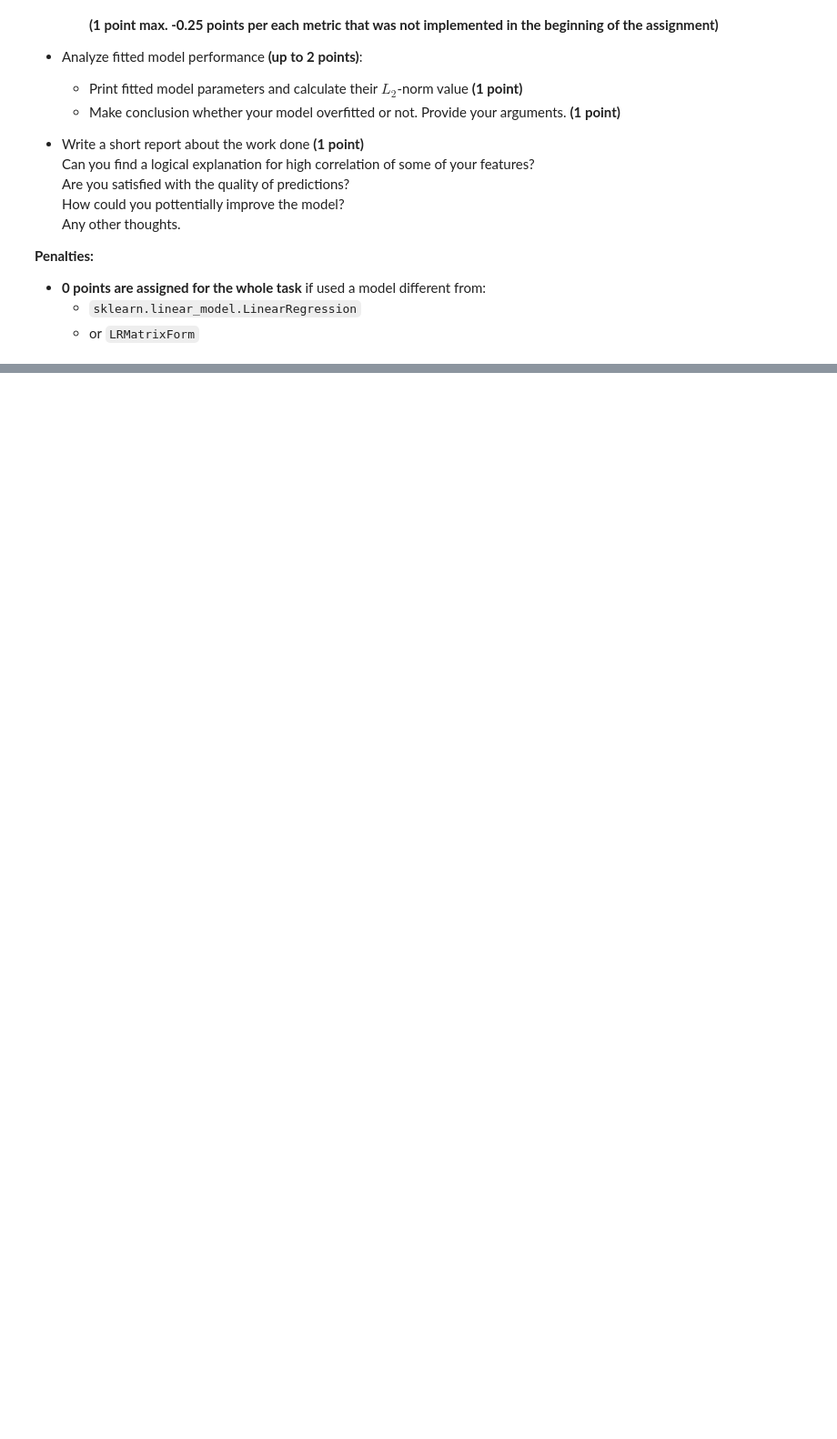
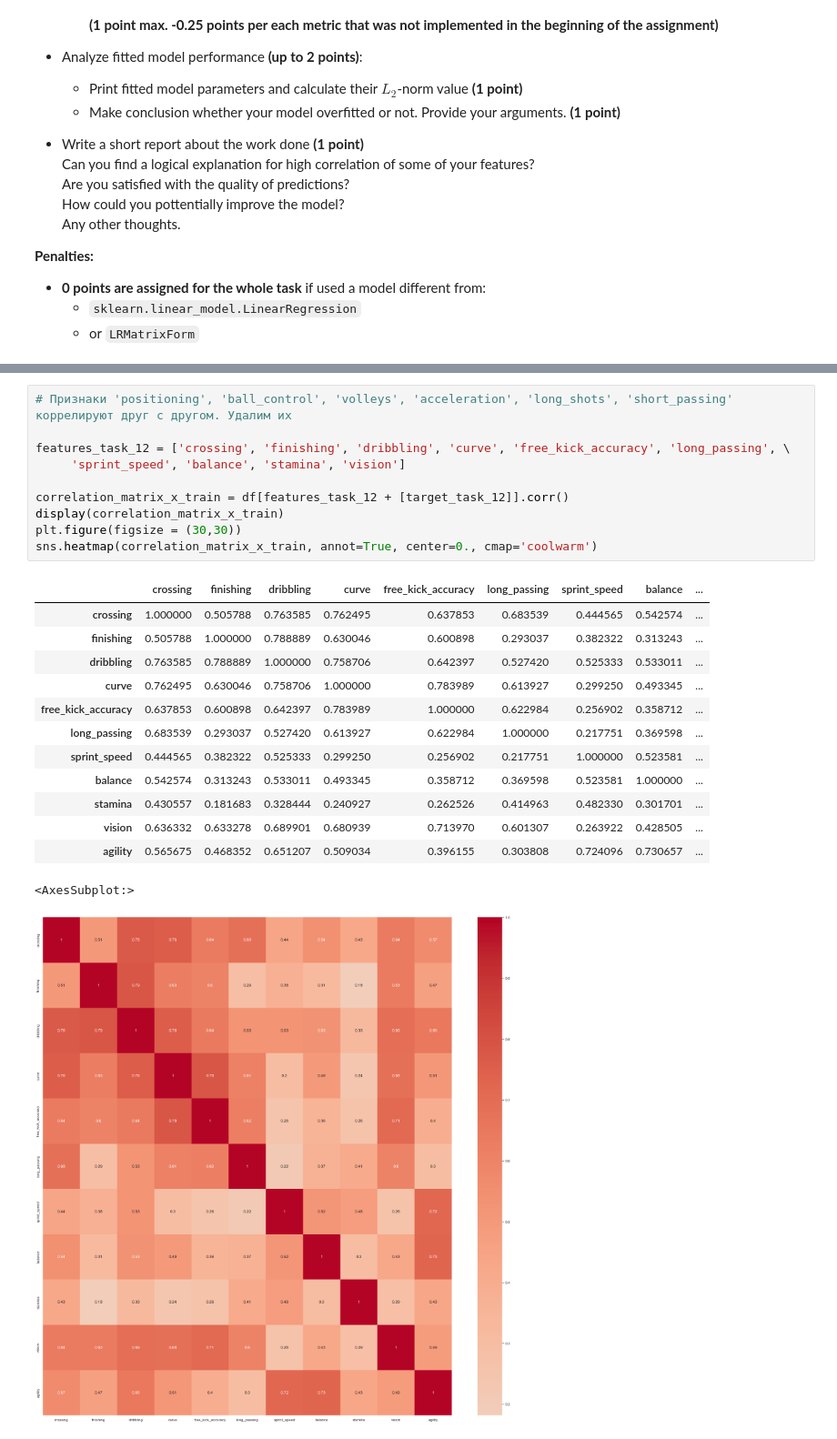
Before and after one commit to AlexUfnif/ml-intro-task3, a Jupyter notebook: linear_regression.ipynb, the cells around one changed output, grey strips where cells are left out. Shown at 91% size. Saved outputs shown, nothing was run; the diff lists cells and outputs as text; blank space fills up the shorter version.

```diff
--- a/linear_regression.ipynb
+++ b/linear_regression.ipynb
@@ -1803,0 +1856,25 @@ df
+# %%
+# Признаки 'positioning', 'ball_control', 'volleys', 'acceleration', 'long_shots', 'short_passing' коррелируют друг с другом. Удалим их
+
+features_task_12 = ['crossing', 'finishing', 'dribbling', 'curve', 'free_kick_accuracy', 'long_passing', \
+     'sprint_speed', 'balance', 'stamina', 'vision']
+
+correlation_matrix_x_train = df[features_task_12 + [target_task_12]].corr()
+display(correlation_matrix_x_train)
+plt.figure(figsize = (30,30))
+sns.heatmap(correlation_matrix_x_train, annot=True, center=0., cmap='coolwarm')
+# %% [output]
+|  | crossing | finishing | dribbling | curve | free_kick_accuracy | long_passing | sprint_speed | balance | ... |
+| crossing | 1.000000 | 0.505788 | 0.763585 | 0.762495 | 0.637853 | 0.683539 | 0.444565 | 0.542574 | ... |
+| finishing | 0.505788 | 1.000000 | 0.788889 | 0.630046 | 0.600898 | 0.293037 | 0.382322 | 0.313243 | ... |
+| dribbling | 0.763585 | 0.788889 | 1.000000 | 0.758706 | 0.642397 | 0.527420 | 0.525333 | 0.533011 | ... |
+| curve | 0.762495 | 0.630046 | 0.758706 | 1.000000 | 0.783989 | 0.613927 | 0.299250 | 0.493345 | ... |
+| free_kick_accuracy | 0.637853 | 0.600898 | 0.642397 | 0.783989 | 1.000000 | 0.622984 | 0.256902 | 0.358712 | ... |
+| long_passing | 0.683539 | 0.293037 | 0.527420 | 0.613927 | 0.622984 | 1.000000 | 0.217751 | 0.369598 | ... |
+| sprint_speed | 0.444565 | 0.382322 | 0.525333 | 0.299250 | 0.256902 | 0.217751 | 1.000000 | 0.523581 | ... |
+| balance | 0.542574 | 0.313243 | 0.533011 | 0.493345 | 0.358712 | 0.369598 | 0.523581 | 1.000000 | ... |
+| stamina | 0.430557 | 0.181683 | 0.328444 | 0.240927 | 0.262526 | 0.414963 | 0.482330 | 0.301701 | ... |
+| vision | 0.636332 | 0.633278 | 0.689901 | 0.680939 | 0.713970 | 0.601307 | 0.263922 | 0.428505 | ... |
+| agility | 0.565675 | 0.468352 | 0.651207 | 0.509034 | 0.396155 | 0.303808 | 0.724096 | 0.730657 | ... |
+<AxesSubplot:>
+[figure, added]
```
Also changed, not shown: parts of 19 cells of this notebook.
